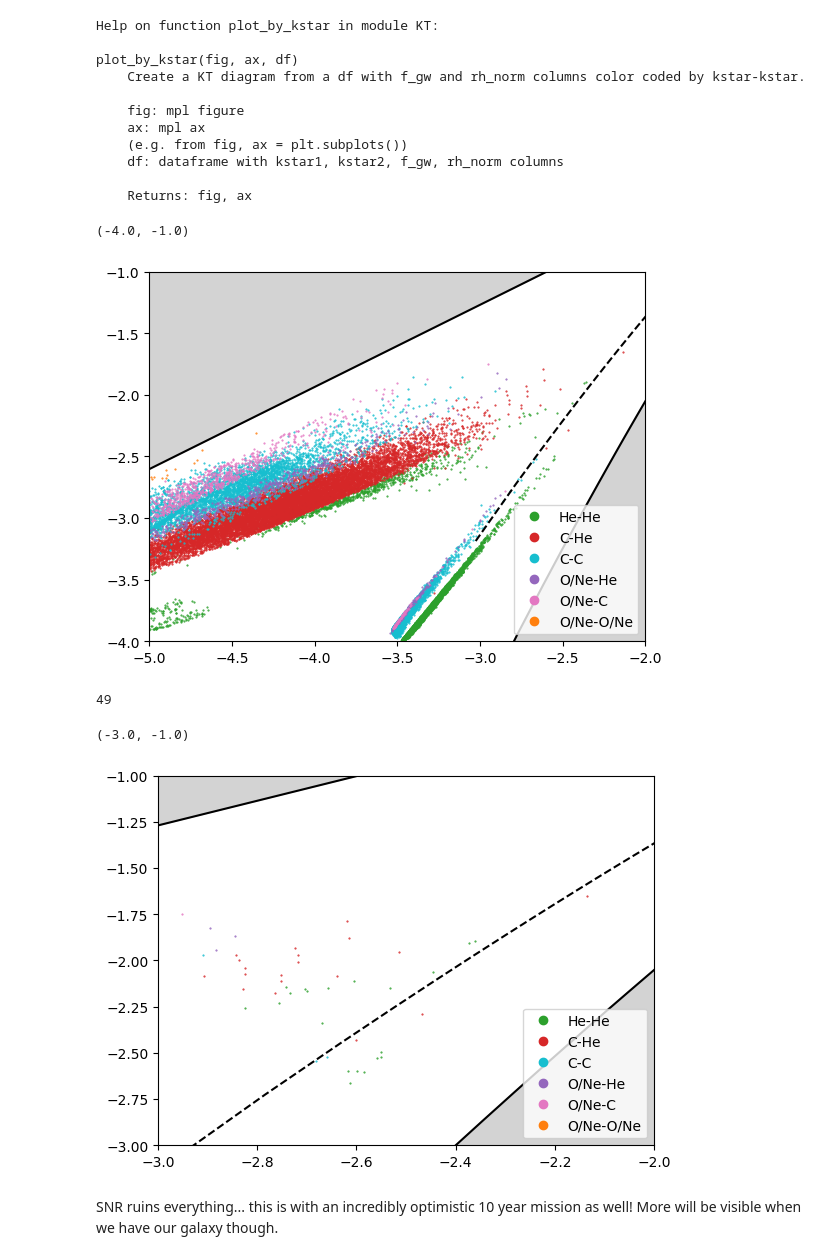
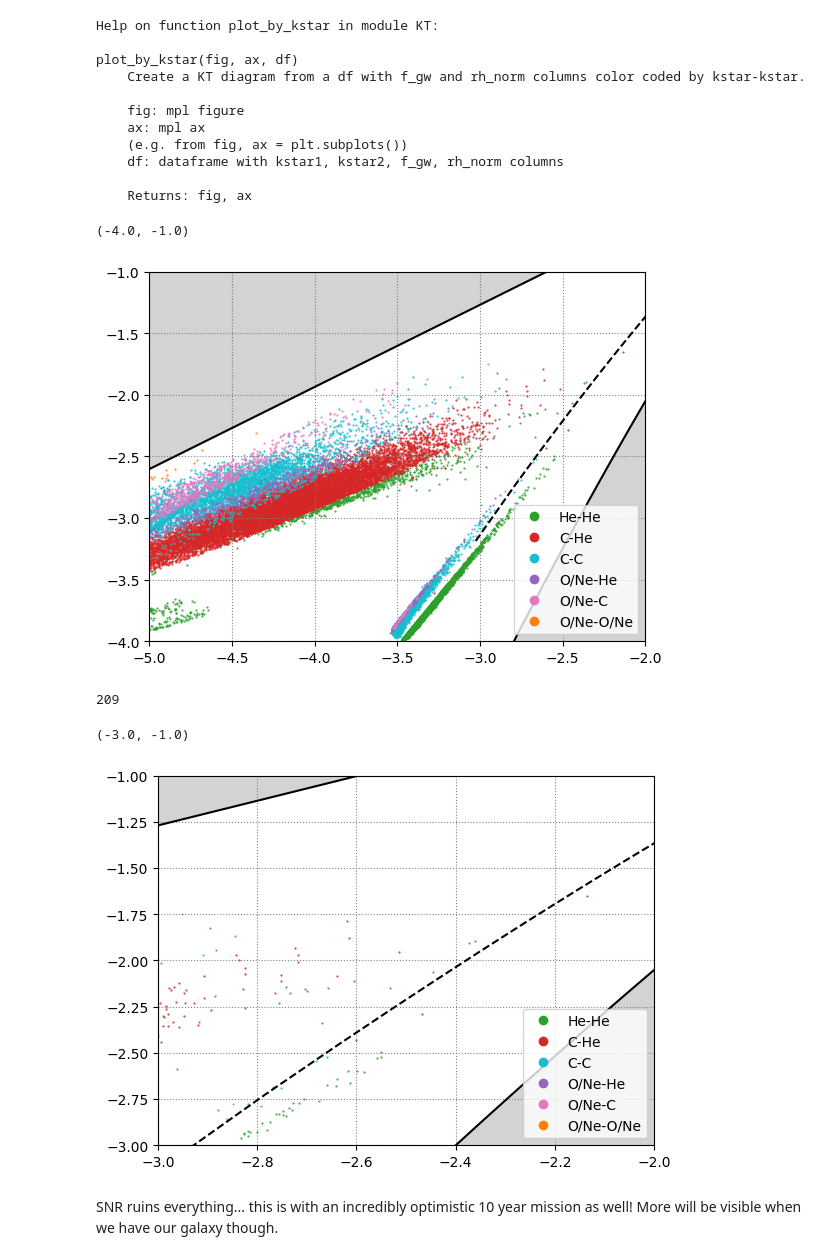
Before and after one commit to 3-3-3/KT, a Jupyter notebook: Example_SNR.ipynb, the cells around one changed output. Drawn from its saved outputs; the diff is of its cells as text; code cells hidden in the pictures.

```diff
--- a/Example_SNR.ipynb
+++ b/Example_SNR.ipynb
@@ -80,25 +80,27 @@ plot_by_kstar(fig, ax, df)
 fig, ax = plt.subplots()
 fig, ax = KT.plot_boundaries(fig, ax)
 fig, ax = KT.plot_by_kstar(fig,ax,df)
+ax.grid(color='grey',ls='dotted')
 ax.set_xlim((-5,-2))
 ax.set_ylim((-4,-1))
 # %% [output]
 (-4.0, -1.0)
-[figure, old version]
+[figure, new version]
 # %%
-df = df[df.snr > 5]
+df = df[df.snr > 1]
 len(df)
 # %% [output]
-49
+209
 # %%
 #...And with SNR analysis
 fig, ax = plt.subplots()
 KT.plot_boundaries(fig, ax)
 KT.plot_by_kstar(fig,ax,df)
+ax.grid(color='grey',ls='dotted')
 ax.set_xlim((-3,-2))
 ax.set_ylim((-3,-1))
 # %% [output]
 (-3.0, -1.0)
-[figure, old version]
+[figure, new version]
 # %% [markdown]
 SNR ruins everything... this is with an incredibly optimistic 10 year mission as well! More will be visible when we have our galaxy though.
```
Also changed, not shown: 1 other file.
